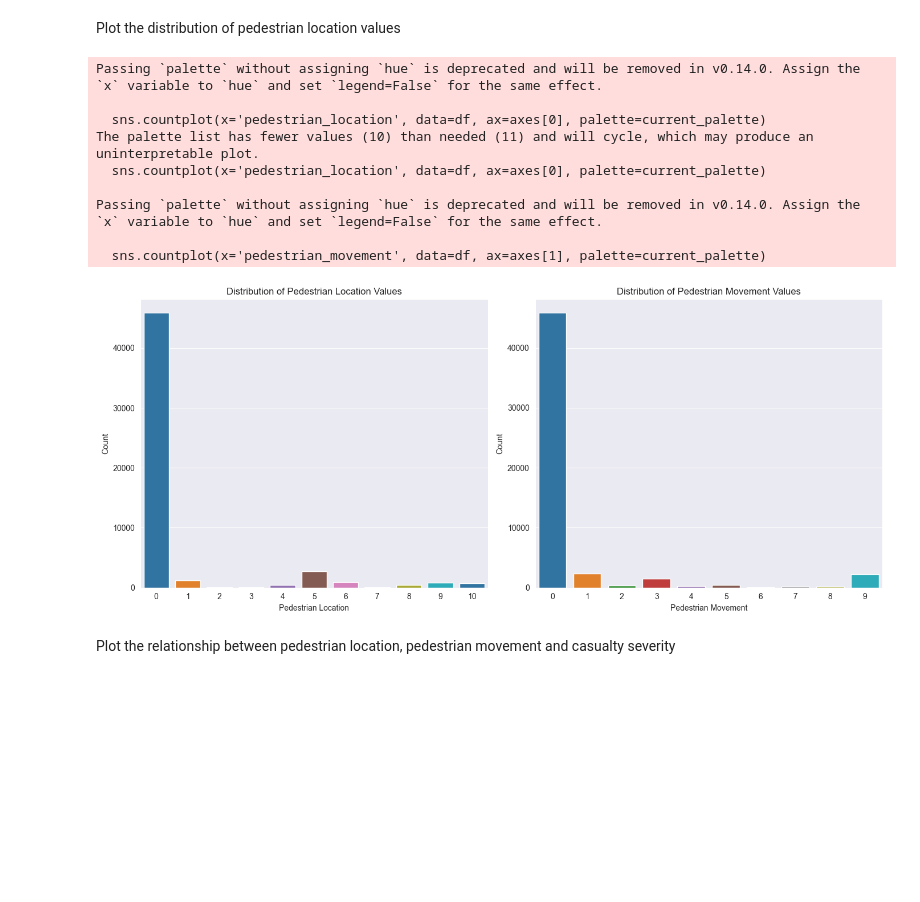
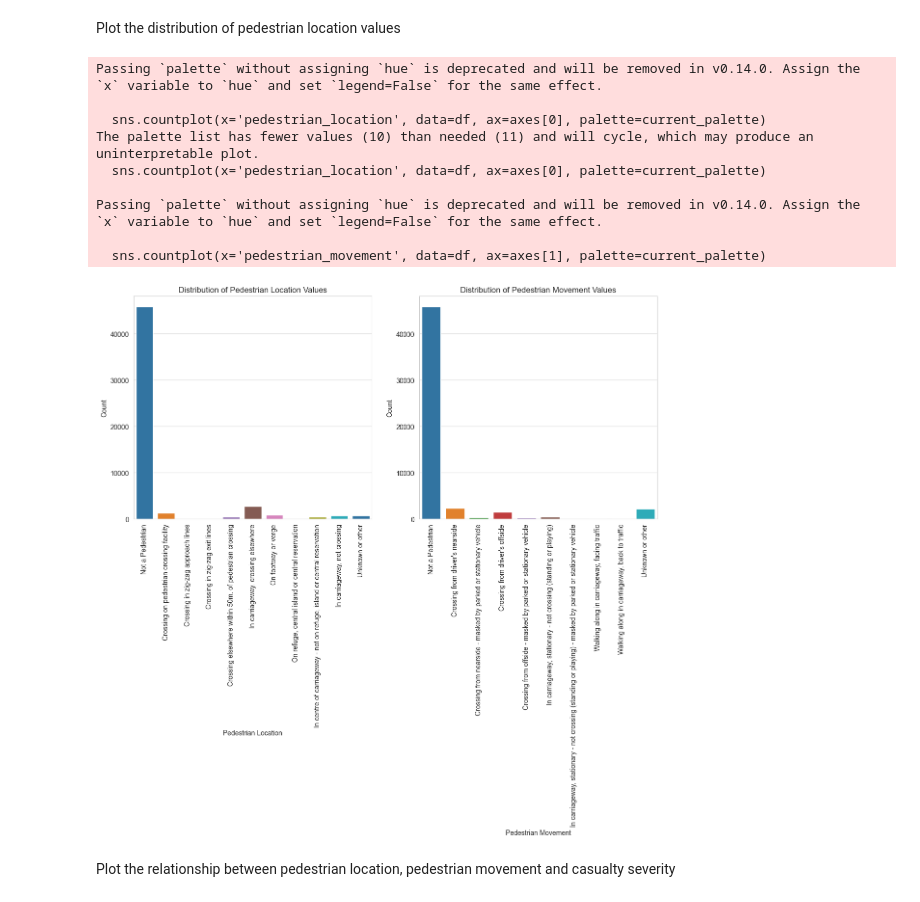
Before and after one commit to samahosseini/RoadAccidentsData2022, a Jupyter notebook: src/main.ipynb, the cells around one changed output. Drawn from its saved outputs; the diff is of its cells as text; code cells hidden in the pictures; blank space fills up the shorter version.

Commit message:
added Visualization and comparisons improvesd

```diff
--- a/src/main.ipynb
+++ b/src/main.ipynb
@@ -111,3 +136,6 @@ df.dropna(inplace=True)
+# %%
+df = df[(df['vehicle_reference'] != 227) & (df['vehicle_reference'] != 61)]
+df = df[(df['casualty_reference'] != 22) & (df['casualty_reference'] != 148)]
 # %% [markdown]
 # Data Type Conversion
 # %%
@@ -227,34 +234,60 @@ The palette list has fewer values (10) than needed (21) and will cycle, which ma
 # %% [markdown]
 Plot the distribution of pedestrian location values
 # %%
+pedestrian_movement_labels = {
+    0: 'Not a Pedestrian',
+    1: "Crossing from driver's nearside",
+    2: 'Crossing from nearside - masked by parked or stationary vehicle',
+    3: "Crossing from driver's offside",
+    4: 'Crossing from offside - masked by parked or stationary vehicle',
+    5: 'In carriageway, stationary - not crossing (standing or playing)',
+    6: 'In carriageway, stationary - not crossing (standing or playing) - masked by parked or stationary vehicle',
+    7: 'Walking along in carriageway, facing traffic',
+    8: 'Walking along in carriageway, back to traffic',
+    9: 'Unknown or other'
+}
+
+pedestrian_location_labels = {
+    0: 'Not a Pedestrian',
+    1: 'Crossing on pedestrian crossing facility',
+    2: 'Crossing in zig-zag approach lines',
+    3: 'Crossing in zig-zag exit lines',
+    4: 'Crossing elsewhere within 50m. of pedestrian crossing',
+    5: 'In carriageway, crossing elsewhere',
+    6: 'On footway or verge',
+    7: 'On refuge, central island or central reservation',
+    8: 'In centre of carriageway - not on refuge, island or central reservation',
+    9: 'In carriageway, not crossing',
+    10: 'Unknown or other'
+}
+
 fig, axes = plt.subplots(nrows=1, ncols=2, figsize=(14, 6))
 sns.countplot(x='pedestrian_location', data=df, ax=axes[0], palette=current_palette)
 axes[0].set_title('Distribution of Pedestrian Location Values')
 axes[0].set_xlabel('Pedestrian Location')
 axes[0].set_ylabel('Count')
+axes[0].set_xticklabels(pedestrian_location_labels.values(), rotation=90)  # Add legend with rotated labels
 
-# Plot the distribution of pedestrian movement values
 sns.countplot(x='pedestrian_movement', data=df, ax=axes[1], palette=current_palette)
 axes[1].set_title('Distribution of Pedestrian Movement Values')
 axes[1].set_xlabel('Pedestrian Movement')
 axes[1].set_ylabel('Count')
+axes[1].set_xticklabels(pedestrian_movement_labels.values(), rotation=90)  # Add legend with rotated labels
 
-# Adjust layout to prevent overlap
 plt.tight_layout()
 
-# Show the plot
 plt.show()
 # %% [output]
 Passing `palette` without assigning `hue` is deprecated and will be removed in v0.14.0. Assign the `x` variable to `hue` and set `legend=False` for the same effect.
 
   sns.countplot(x='pedestrian_location', data=df, ax=axes[0], palette=current_palette)
 The palette list has fewer values (10) than needed (11) and will cycle, which may produce an uninterpretable plot.
   sns.countplot(x='pedestrian_location', data=df, ax=axes[0], palette=current_palette)
 
 Passing `palette` without assigning `hue` is deprecated and will be removed in v0.14.0. Assign the `x` variable to `hue` and set `legend=False` for the same effect.
 
   sns.countplot(x='pedestrian_movement', data=df, ax=axes[1], palette=current_palette)
-[figure, old version]
+[figure, new version]
 # %% [markdown]
 Plot the relationship between pedestrian location, pedestrian movement and casualty severity
 # %%
```
Also changed, not shown: parts of 27 cells of this notebook.
